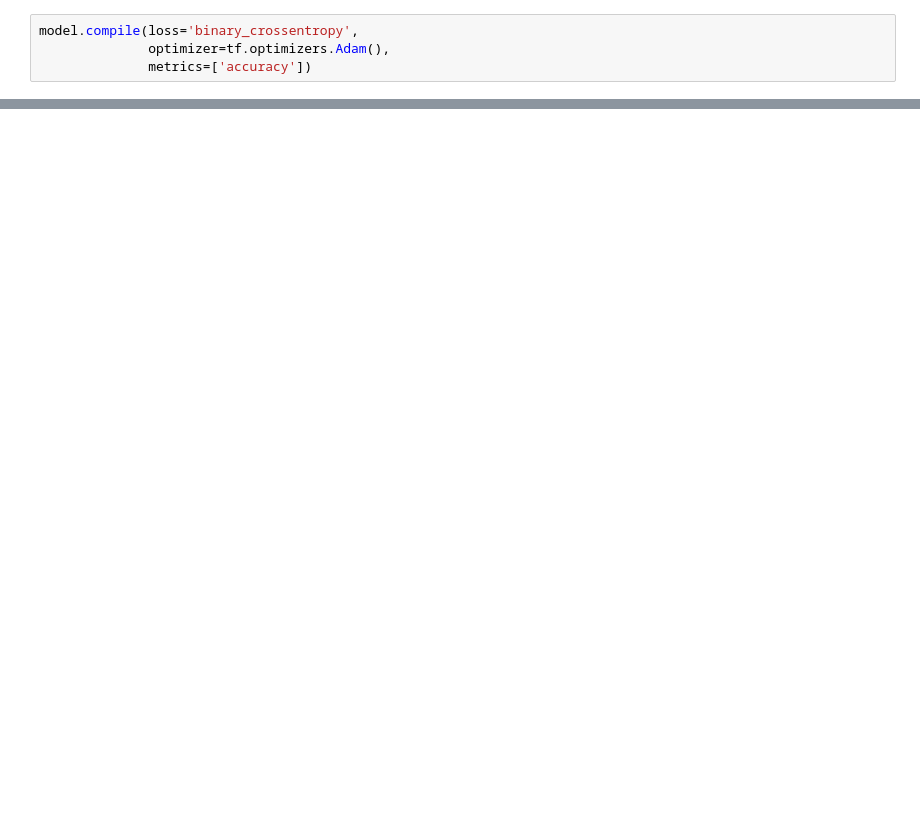
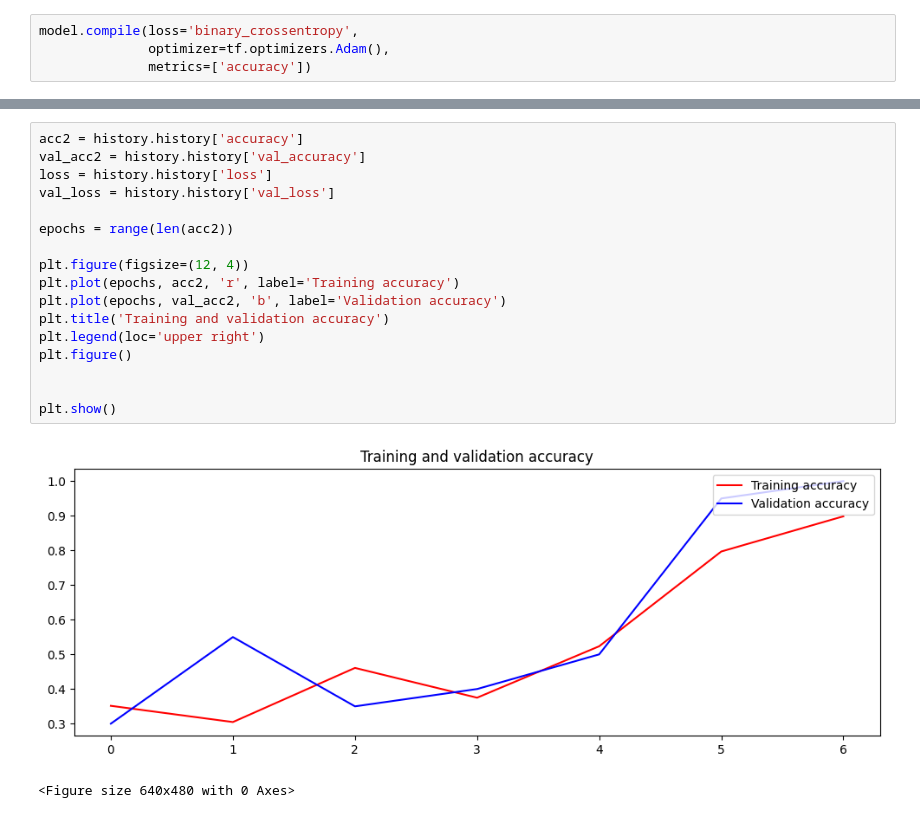
Before and after one commit to dzaky-pr/ProyekAkhirDicodingML, a Jupyter notebook: ProyekAkhirDicodingDzaky.ipynb, the cells around one changed output, grey strips where cells are left out. Saved outputs shown, nothing was run; the diff lists cells and outputs as text; blank space fills up the shorter version.

```diff
--- a/ProyekAkhirDicodingDzaky.ipynb
+++ b/ProyekAkhirDicodingDzaky.ipynb
@@ -158,0 +326,20 @@ print(train_generator_result.class_indices)
+# %%
+acc2 = history.history['accuracy']
+val_acc2 = history.history['val_accuracy']
+loss = history.history['loss']
+val_loss = history.history['val_loss']
+
+epochs = range(len(acc2))
+
+plt.figure(figsize=(12, 4))
+plt.plot(epochs, acc2, 'r', label='Training accuracy')
+plt.plot(epochs, val_acc2, 'b', label='Validation accuracy')
+plt.title('Training and validation accuracy')
+plt.legend(loc='upper right')
+plt.figure()
+
+
+plt.show()
+# %% [output]
+[figure, added]
+<Figure size 640x480 with 0 Axes>
```
Also changed, not shown: parts of 31 cells of this notebook.
